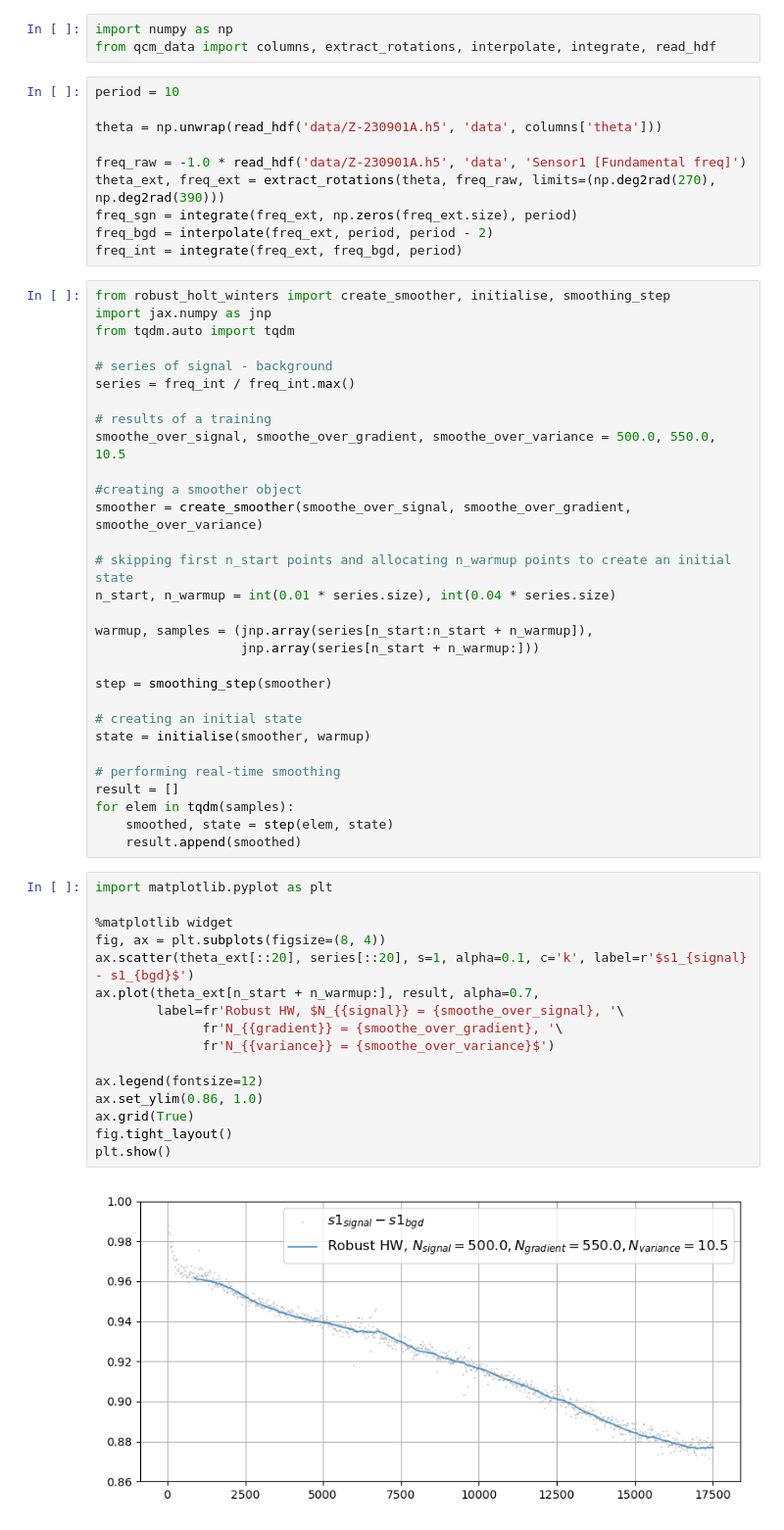
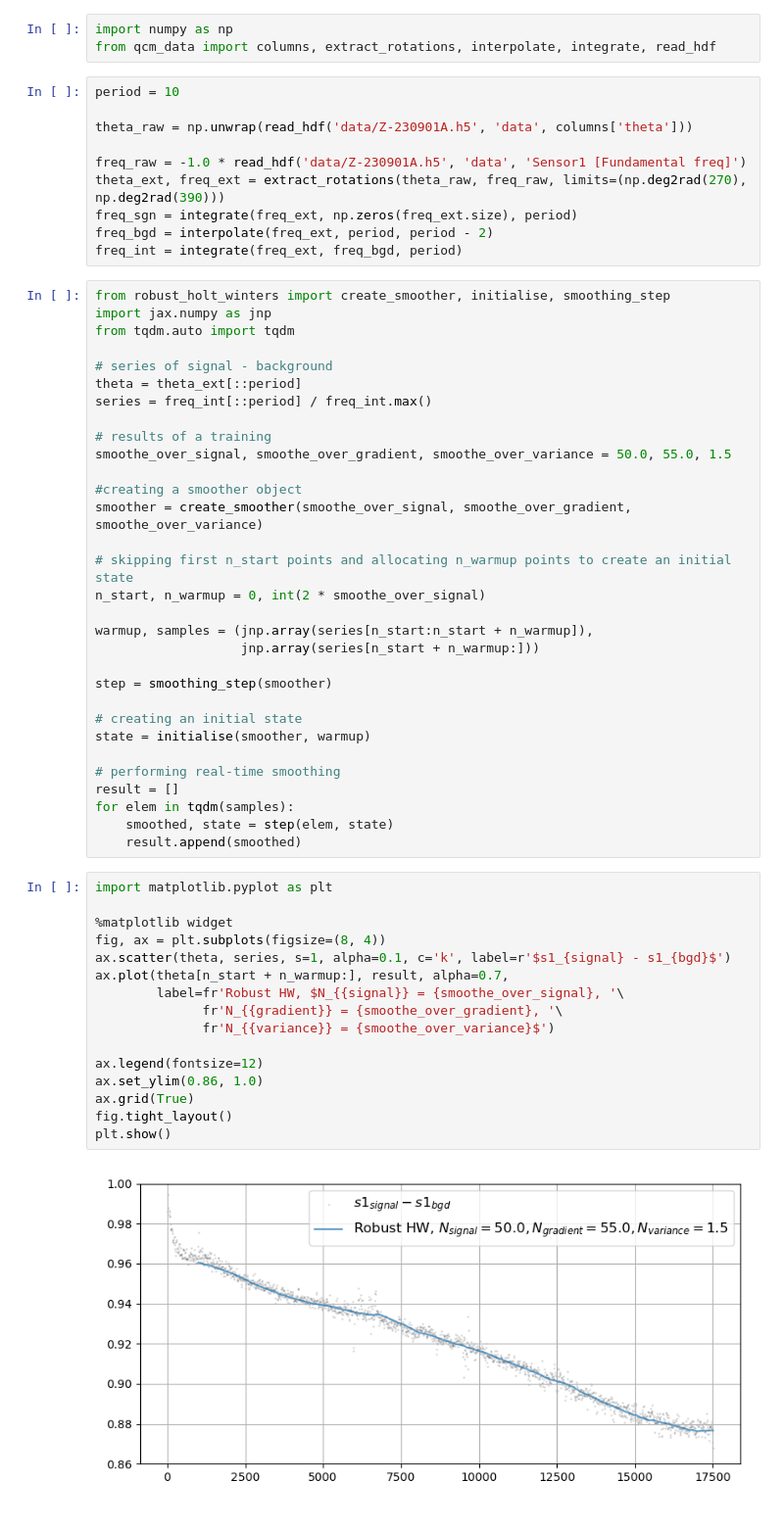
Before and after one commit to simply-nicky/robust_hw, a Jupyter notebook: tutorial_for_Martin.ipynb, the cells around one changed output. Shown at 98% size. Saved outputs shown, nothing was run; the diff lists cells and outputs as text.

```diff
--- a/tutorial_for_Martin.ipynb
+++ b/tutorial_for_Martin.ipynb
@@ -4,10 +4,10 @@ from qcm_data import columns, extract_rotations, interpolate, integrate, read_hd
 # %%
 period = 10
 
-theta = np.unwrap(read_hdf('data/Z-230901A.h5', 'data', columns['theta']))
+theta_raw = np.unwrap(read_hdf('data/Z-230901A.h5', 'data', columns['theta']))
 
 freq_raw = -1.0 * read_hdf('data/Z-230901A.h5', 'data', 'Sensor1 [Fundamental freq]')
-theta_ext, freq_ext = extract_rotations(theta, freq_raw, limits=(np.deg2rad(270), np.deg2rad(390)))
+theta_ext, freq_ext = extract_rotations(theta_raw, freq_raw, limits=(np.deg2rad(270), np.deg2rad(390)))
 freq_sgn = integrate(freq_ext, np.zeros(freq_ext.size), period)
 freq_bgd = interpolate(freq_ext, period, period - 2)
 freq_int = integrate(freq_ext, freq_bgd, period)
@@ -17,16 +17,17 @@ import jax.numpy as jnp
 from tqdm.auto import tqdm
 
 # series of signal - background
-series = freq_int / freq_int.max()
+theta = theta_ext[::period]
+series = freq_int[::period] / freq_int.max()
 
 # results of a training
-smoothe_over_signal, smoothe_over_gradient, smoothe_over_variance = 500.0, 550.0, 10.5
+smoothe_over_signal, smoothe_over_gradient, smoothe_over_variance = 50.0, 55.0, 1.5
 
 #creating a smoother object
 smoother = create_smoother(smoothe_over_signal, smoothe_over_gradient, smoothe_over_variance)
 
 # skipping first n_start points and allocating n_warmup points to create an initial state
-n_start, n_warmup = int(0.01 * series.size), int(0.04 * series.size)
+n_start, n_warmup = 0, int(2 * smoothe_over_signal)
 
 warmup, samples = (jnp.array(series[n_start:n_start + n_warmup]),
                    jnp.array(series[n_start + n_warmup:]))
@@ -44,18 +45,18 @@ for elem in tqdm(samples):
 # %%
 import matplotlib.pyplot as plt
 
 %matplotlib widget
 fig, ax = plt.subplots(figsize=(8, 4))
-ax.scatter(theta_ext[::20], series[::20], s=1, alpha=0.1, c='k', label=r'$s1_{signal} - s1_{bgd}$')
-ax.plot(theta_ext[n_start + n_warmup:], result, alpha=0.7,
+ax.scatter(theta, series, s=1, alpha=0.1, c='k', label=r'$s1_{signal} - s1_{bgd}$')
+ax.plot(theta[n_start + n_warmup:], result, alpha=0.7,
         label=fr'Robust HW, $N_{{signal}} = {smoothe_over_signal}, '\
               fr'N_{{gradient}} = {smoothe_over_gradient}, '\
               fr'N_{{variance}} = {smoothe_over_variance}$')
 
 ax.legend(fontsize=12)
 ax.set_ylim(0.86, 1.0)
 ax.grid(True)
 fig.tight_layout()
 plt.show()
 # %% [output]
-[figure, old version]
+[figure, new version]
```
Also changed, not shown: 3 other files.
